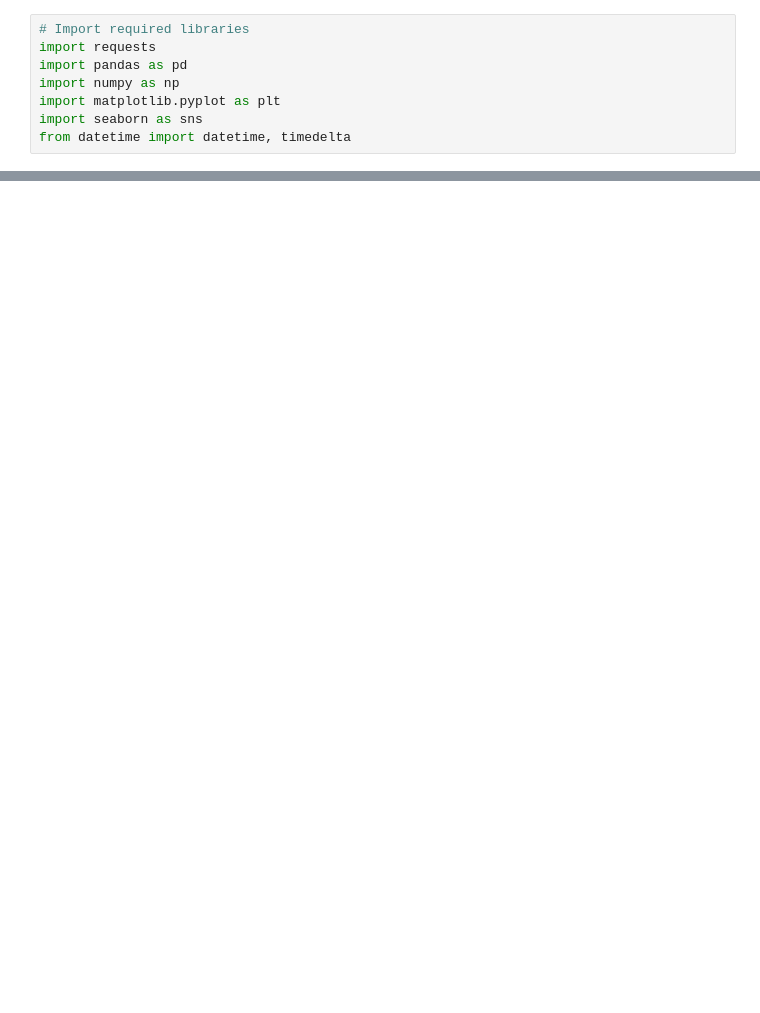
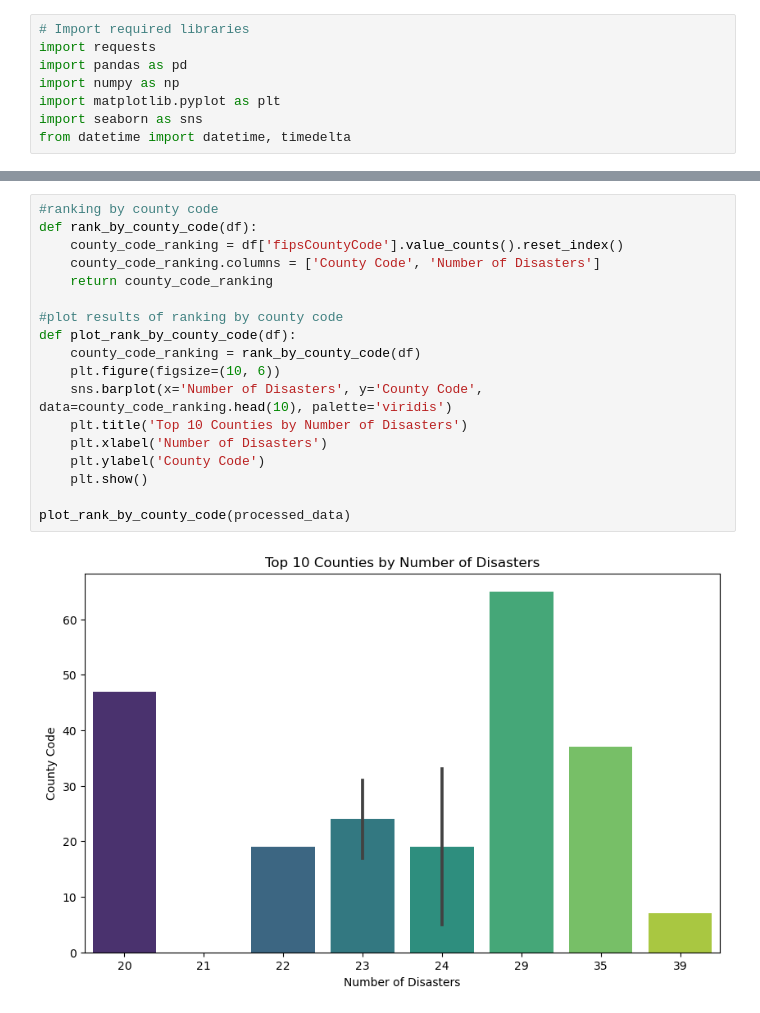
Before and after one commit to dfquinn23/Project_1, a Jupyter notebook: Weather/fema-data-analysis-notebook.ipynb, the cells around one changed output, grey strips where cells are left out. Drawn from its saved outputs; the diff is of its cells as text; blank space fills up the shorter version.

```diff
--- a/Weather/fema-data-analysis-notebook.ipynb
+++ b/Weather/fema-data-analysis-notebook.ipynb
@@ -136,0 +179,20 @@ Analysis complete.
+# %%
+#ranking by county code
+def rank_by_county_code(df):
+    county_code_ranking = df['fipsCountyCode'].value_counts().reset_index()
+    county_code_ranking.columns = ['County Code', 'Number of Disasters']
+    return county_code_ranking
+
+#plot results of ranking by county code
+def plot_rank_by_county_code(df):
+    county_code_ranking = rank_by_county_code(df)
+    plt.figure(figsize=(10, 6))
+    sns.barplot(x='Number of Disasters', y='County Code', data=county_code_ranking.head(10), palette='viridis')
+    plt.title('Top 10 Counties by Number of Disasters')
+    plt.xlabel('Number of Disasters')
+    plt.ylabel('County Code')
+    plt.show()
+
+plot_rank_by_county_code(processed_data)
+# %% [output]
+[figure, added]
```
Also changed, not shown: parts of 4 cells of this notebook, 7 other files.
